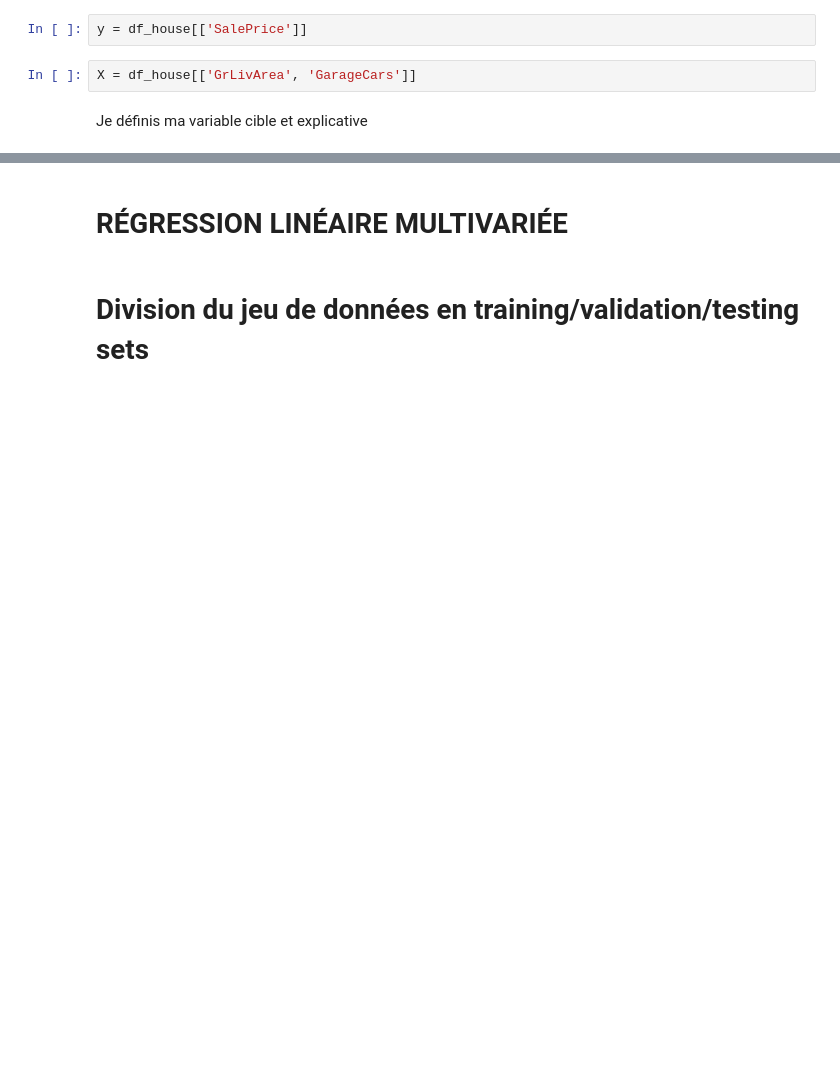
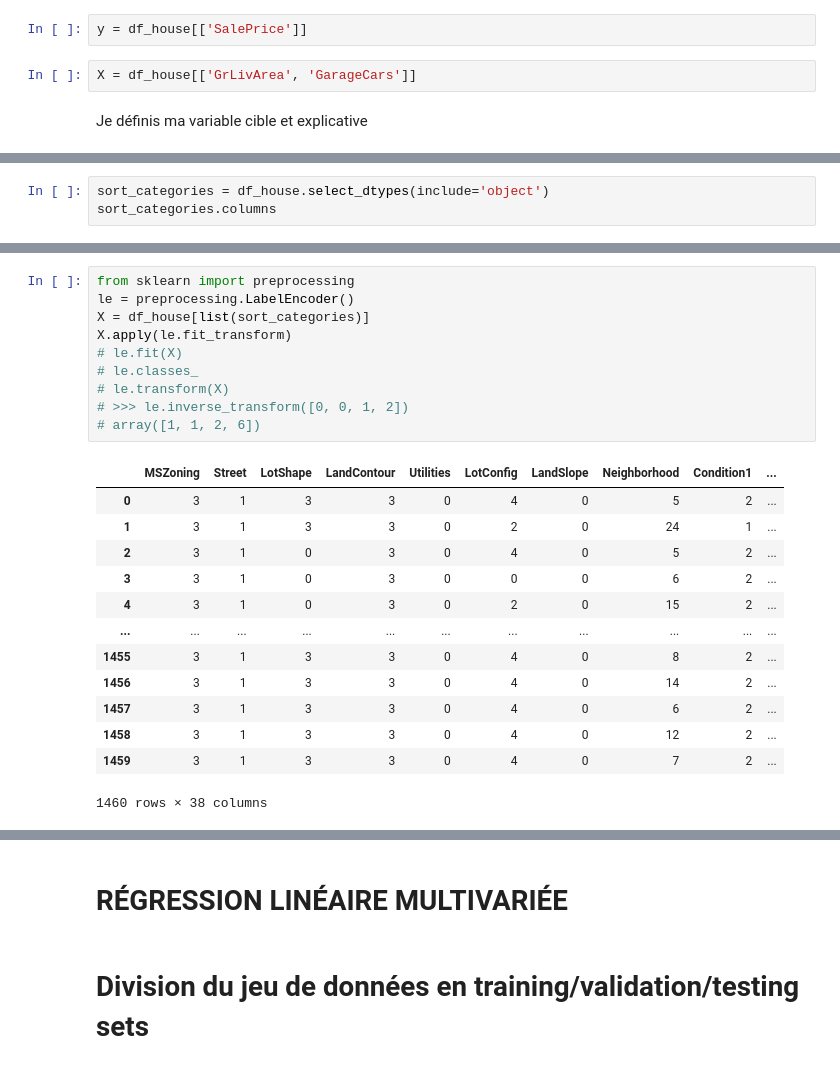
Before and after one commit to camillesauer/eda_maison, a Jupyter notebook: eda_maison.ipynb, the cells around one changed output, grey strips where cells are left out. Cells and saved outputs as stored; diff of their text form; blank space fills up the shorter version.

```diff
--- a/eda_maison.ipynb
+++ b/eda_maison.ipynb
@@ -328,0 +331,3 @@ Je définis ma variable cible et explicative
+# %%
+sort_categories = df_house.select_dtypes(include='object')
+sort_categories.columns
@@ -328,0 +344,24 @@ Je définis ma variable cible et explicative
+# %%
+from sklearn import preprocessing
+le = preprocessing.LabelEncoder()
+X = df_house[list(sort_categories)]
+X.apply(le.fit_transform)
+# le.fit(X)
+# le.classes_
+# le.transform(X)
+# >>> le.inverse_transform([0, 0, 1, 2])
+# array([1, 1, 2, 6])
+# %% [output]
+|  | MSZoning | Street | LotShape | LandContour | Utilities | LotConfig | LandSlope | Neighborhood | Condition1 | ... |
+| 0 | 3 | 1 | 3 | 3 | 0 | 4 | 0 | 5 | 2 | ... |
+| 1 | 3 | 1 | 3 | 3 | 0 | 2 | 0 | 24 | 1 | ... |
+| 2 | 3 | 1 | 0 | 3 | 0 | 4 | 0 | 5 | 2 | ... |
+| 3 | 3 | 1 | 0 | 3 | 0 | 0 | 0 | 6 | 2 | ... |
+| 4 | 3 | 1 | 0 | 3 | 0 | 2 | 0 | 15 | 2 | ... |
+| ... | ... | ... | ... | ... | ... | ... | ... | ... | ... | ... |
+| 1455 | 3 | 1 | 3 | 3 | 0 | 4 | 0 | 8 | 2 | ... |
+| 1456 | 3 | 1 | 3 | 3 | 0 | 4 | 0 | 14 | 2 | ... |
+| 1457 | 3 | 1 | 3 | 3 | 0 | 4 | 0 | 6 | 2 | ... |
+| 1458 | 3 | 1 | 3 | 3 | 0 | 4 | 0 | 12 | 2 | ... |
+| 1459 | 3 | 1 | 3 | 3 | 0 | 4 | 0 | 7 | 2 | ... |
+1460 rows × 38 columns
```
Also changed, not shown: parts of 6 cells of this notebook.
